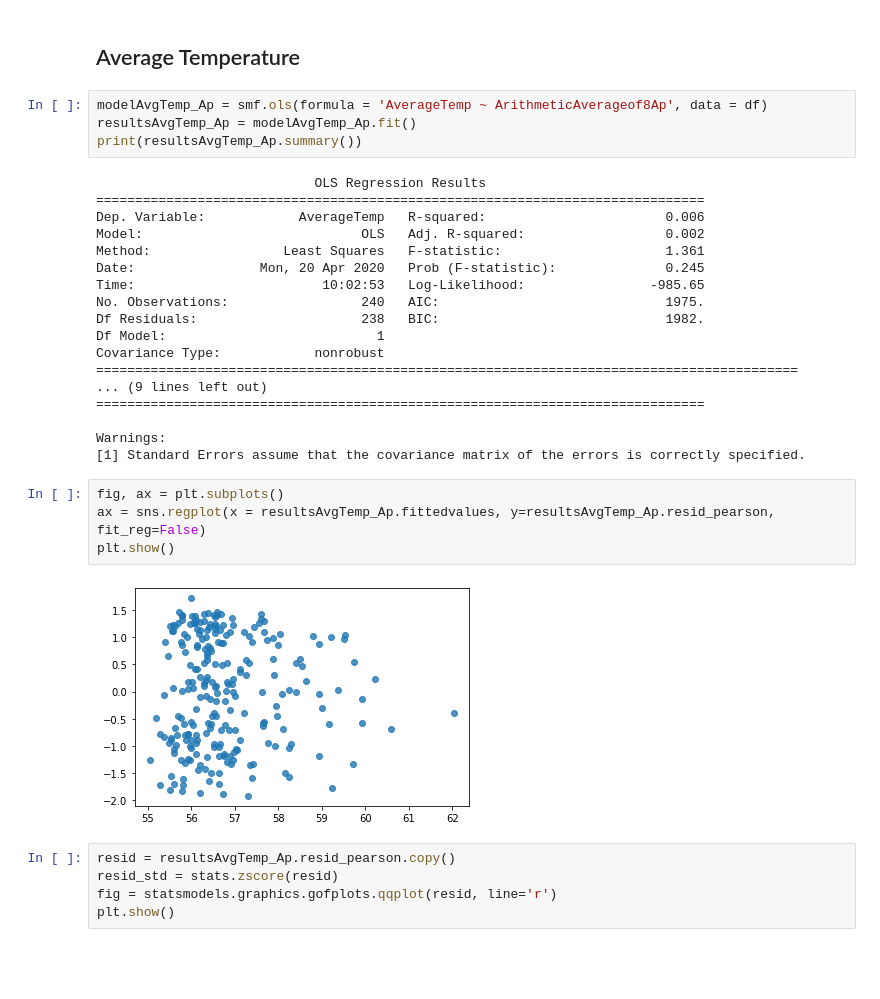
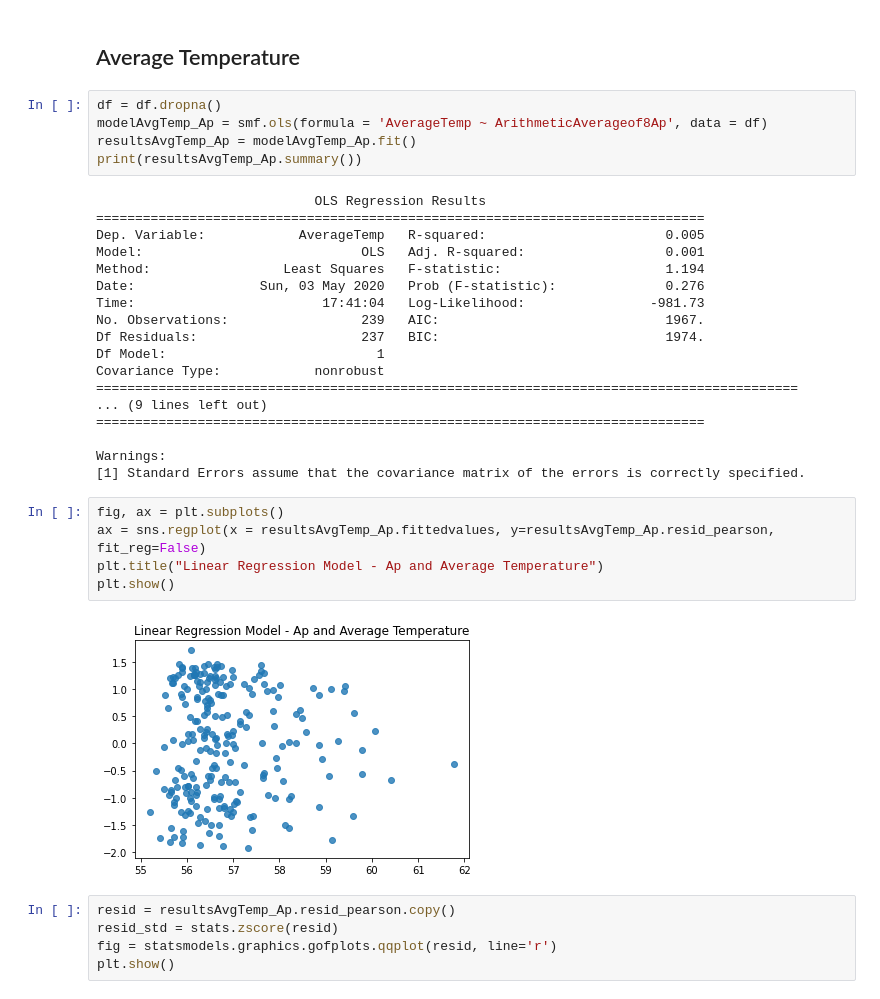
Before and after one commit to heatherholcomb/EffectsOfSpaceWeather, a Jupyter notebook: EffectsOfSpaceWeather_Ap_Climate.ipynb, the cells around one changed output. Drawn from its saved outputs; the diff is of its cells as text; blank space fills up the shorter version.

```diff
--- a/EffectsOfSpaceWeather_Ap_Climate.ipynb
+++ b/EffectsOfSpaceWeather_Ap_Climate.ipynb
@@ -382,19 +383,20 @@ Index(['SumOfKps', 'F10_7', 'FluxQualifier',
 # %% [markdown]
 ## Average Temperature
 # %%
+df = df.dropna()
 modelAvgTemp_Ap = smf.ols(formula = 'AverageTemp ~ ArithmeticAverageof8Ap', data = df)
 resultsAvgTemp_Ap = modelAvgTemp_Ap.fit()
 print(resultsAvgTemp_Ap.summary())
 # %% [output]
                             OLS Regression Results
 ==============================================================================
-Dep. Variable:            AverageTemp   R-squared:                       0.006
-Model:                            OLS   Adj. R-squared:                  0.002
-Method:                 Least Squares   F-statistic:                     1.361
-Date:                Mon, 20 Apr 2020   Prob (F-statistic):              0.245
-Time:                        10:02:53   Log-Likelihood:                -985.65
-No. Observations:                 240   AIC:                             1975.
-Df Residuals:                     238   BIC:                             1982.
+Dep. Variable:            AverageTemp   R-squared:                       0.005
+Model:                            OLS   Adj. R-squared:                  0.001
+Method:                 Least Squares   F-statistic:                     1.194
+Date:                Sun, 03 May 2020   Prob (F-statistic):              0.276
+Time:                        17:41:04   Log-Likelihood:                -981.73
+No. Observations:                 239   AIC:                             1967.
+Df Residuals:                     237   BIC:                             1974.
 Df Model:                           1
 Covariance Type:            nonrobust
 ==========================================================================================
@@ -406,9 +408,10 @@ Warnings:
 # %%
 fig, ax = plt.subplots()
 ax = sns.regplot(x = resultsAvgTemp_Ap.fittedvalues, y=resultsAvgTemp_Ap.resid_pearson, fit_reg=False)
+plt.title("Linear Regression Model - Ap and Average Temperature")
 plt.show()
 # %% [output]
-[figure, old version]
+[figure, new version]
 # %%
 resid = resultsAvgTemp_Ap.resid_pearson.copy()
 resid_std = stats.zscore(resid)
```
Also changed, not shown: parts of 27 cells of this notebook, 4 other files.
